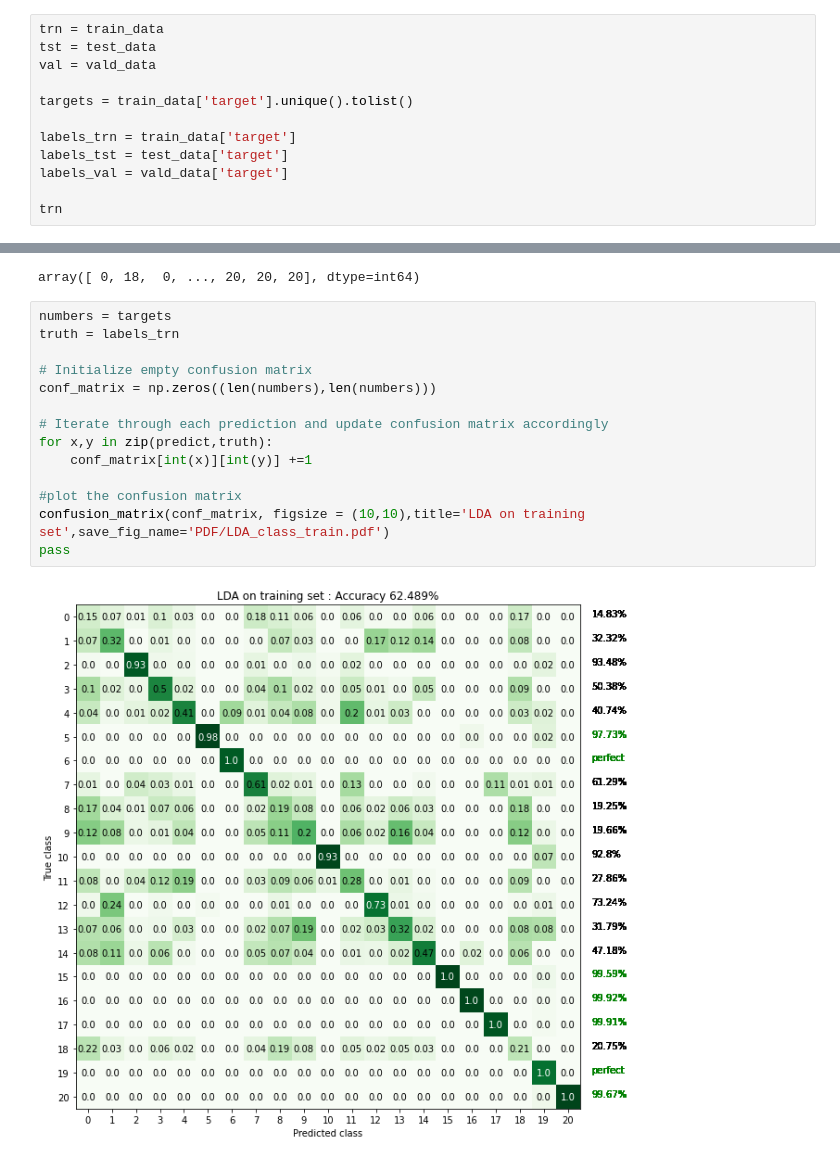
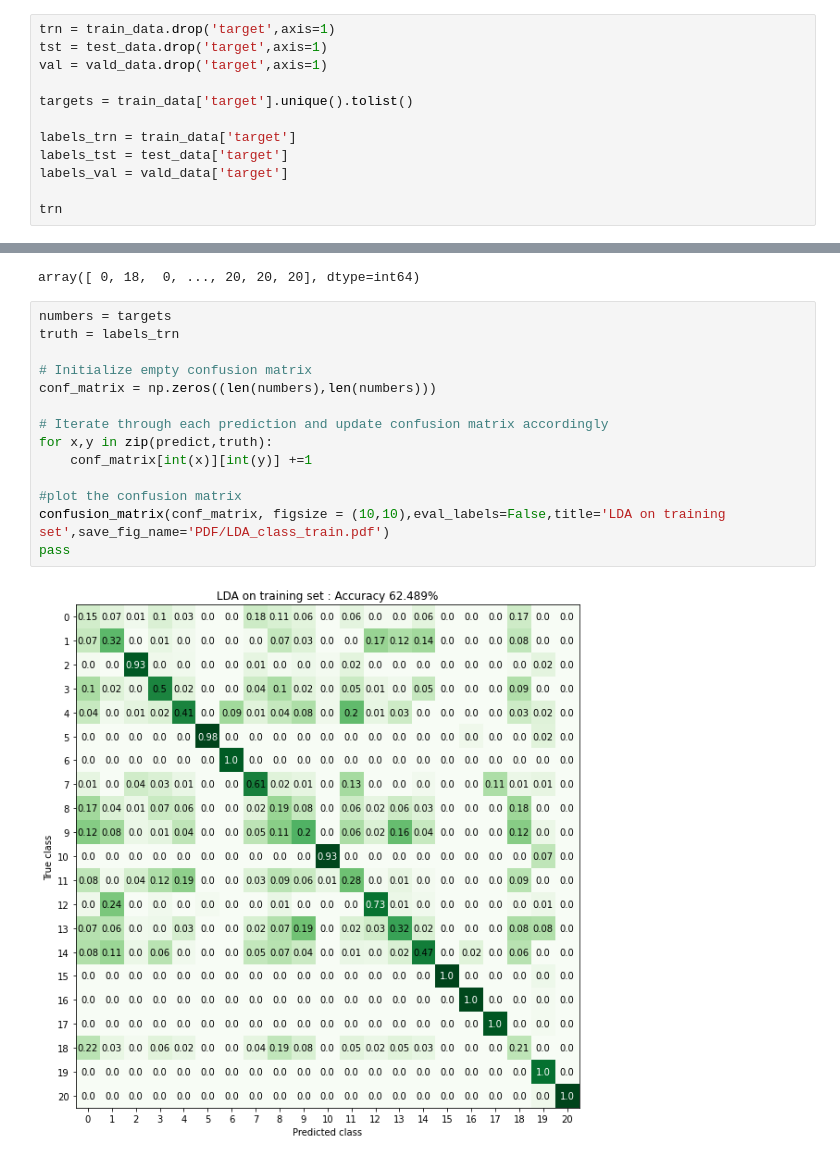
Before and after one commit to peterkrull/p7-ml-refrigeration-fault-detection, a Jupyter notebook: Python/LDA-class.ipynb, the cells around one changed output, grey strips where cells are left out. Drawn from its saved outputs; the diff is of its cells as text.

```diff
--- a/Python/LDA-class.ipynb
+++ b/Python/LDA-class.ipynb
@@ -19,9 +19,9 @@ train_data = pd.read_csv("../TrainingData/neodata/fault_all_noise_67.csv")
 test_data = pd.read_csv("../TestData/neodata/fault_all_noise_67.csv")
 vald_data=pd.read_csv("../ValidationData/neodata/fault_all_noise_67.csv")
 # %%
-trn = train_data
-tst = test_data
-val = vald_data
+trn = train_data.drop('target',axis=1)
+tst = test_data.drop('target',axis=1)
+val = vald_data.drop('target',axis=1)
 
 targets = train_data['target'].unique().tolist()
 
@@ -59,17 +59,17 @@ array([ 0, 18,  0, ..., 20, 20, 20], dtype=int64)
 # %%
 numbers = targets
 truth = labels_trn
 
 # Initialize empty confusion matrix
 conf_matrix = np.zeros((len(numbers),len(numbers)))
 
 # Iterate through each prediction and update confusion matrix accordingly
 for x,y in zip(predict,truth):
     conf_matrix[int(x)][int(y)] +=1
 
 #plot the confusion matrix
-confusion_matrix(conf_matrix, figsize = (10,10),title='LDA on training set',save_fig_name='PDF/LDA_class_train.pdf')
+confusion_matrix(conf_matrix, figsize = (10,10),eval_labels=False,title='LDA on training set',save_fig_name='PDF/LDA_class_train.pdf')
 pass
 # %% [output]
-[figure, old version]
+[figure, new version]
 # %%
```
Also changed, not shown: parts of 6 cells of this notebook.
